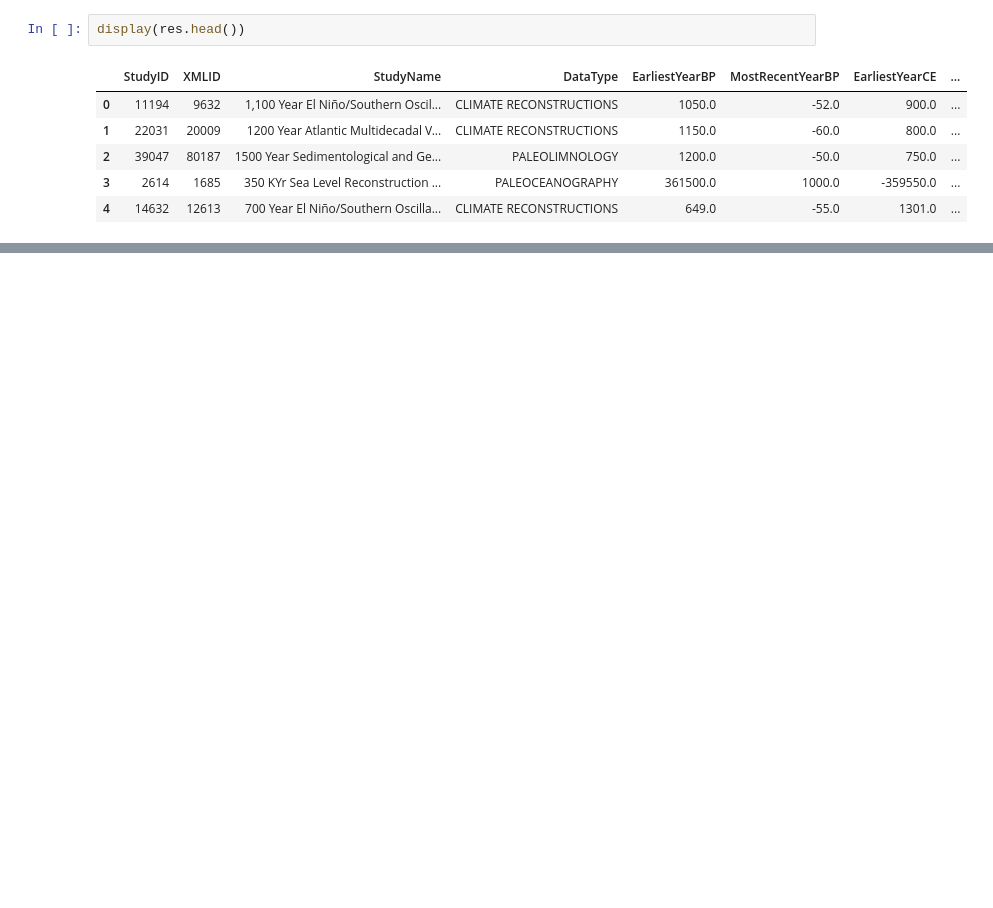
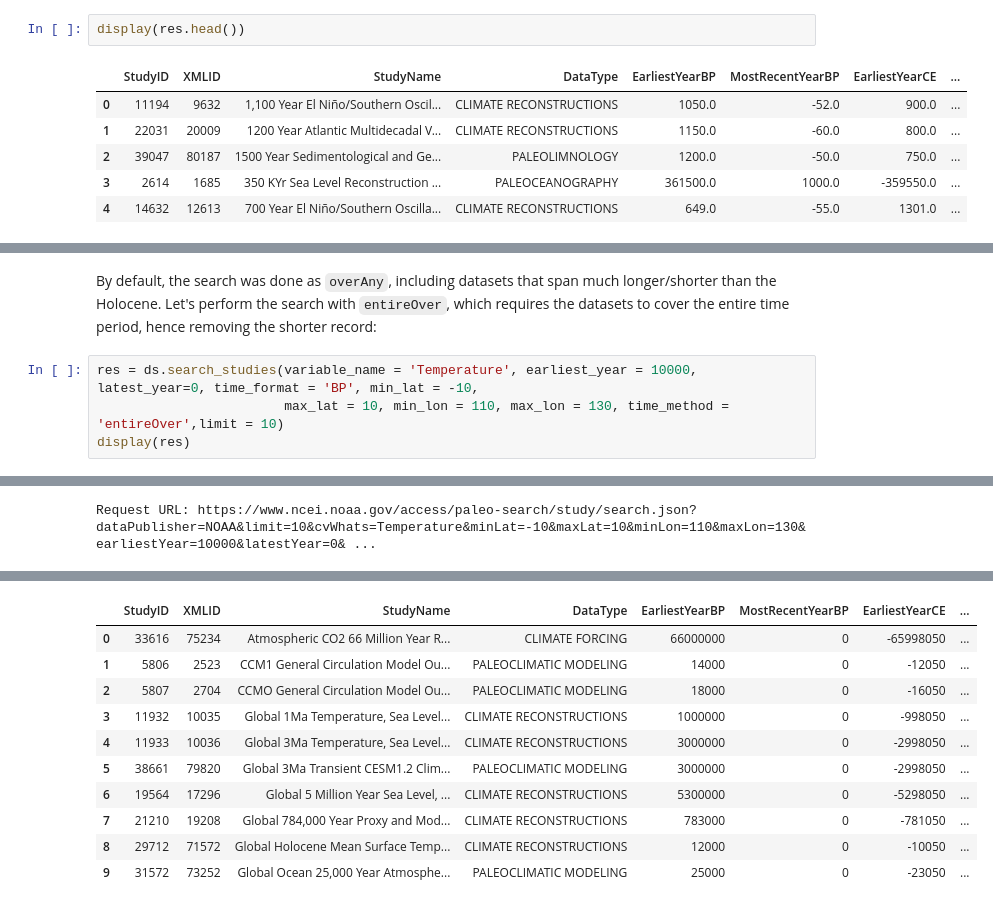
Before and after one commit to LinkedEarth/pyleotupsTutorials, a Jupyter notebook: notebooks/02_c_NOAASearch.ipynb, the cells around one changed output, grey strips where cells are left out. Saved outputs shown, nothing was run; the diff lists cells and outputs as text; blank space fills up the shorter version.

```diff
--- a/notebooks/02_c_NOAASearch.ipynb
+++ b/notebooks/02_c_NOAASearch.ipynb
@@ -251,0 +455,7 @@ Let's refine this search for DataType 'Paleoceanography' and
+# %% [markdown]
+By default, the search was done as `overAny`, including datasets that span much longer/shorter than the Holocene. Let's perform the search with `entireOver`, which requires the datasets to cover the entire time period, hence removing the shorter record:
+# %%
+res = ds.search_studies(variable_name = 'Temperature', earliest_year = 10000, latest_year=0, time_format = 'BP', min_lat = -10,
+                        max_lat = 10, min_lon = 110, max_lon = 130, time_method = 'entireOver',limit = 10)
+display(res)
+# %% [output]
@@ -251,0 +464 @@ Let's refine this search for DataType 'Paleoceanography' and
+Request URL: https://www.ncei.noaa.gov/access/paleo-search/study/search.json?dataPublisher=NOAA&limit=10&cvWhats=Temperature&minLat=-10&maxLat=10&minLon=110&maxLon=130&earliestYear=10000&latestYear=0& ...
@@ -251,0 +467,11 @@ Let's refine this search for DataType 'Paleoceanography' and
+|  | StudyID | XMLID | StudyName | DataType | EarliestYearBP | MostRecentYearBP | EarliestYearCE | ... |
+| 0 | 33616 | 75234 | Atmospheric CO2 66 Million Year R... | CLIMATE FORCING | 66000000 | 0 | -65998050 | ... |
+| 1 | 5806 | 2523 | CCM1 General Circulation Model Ou... | PALEOCLIMATIC MODELING | 14000 | 0 | -12050 | ... |
+| 2 | 5807 | 2704 | CCMO General Circulation Model Ou... | PALEOCLIMATIC MODELING | 18000 | 0 | -16050 | ... |
+| 3 | 11932 | 10035 | Global 1Ma Temperature, Sea Level... | CLIMATE RECONSTRUCTIONS | 1000000 | 0 | -998050 | ... |
+| 4 | 11933 | 10036 | Global 3Ma Temperature, Sea Level... | CLIMATE RECONSTRUCTIONS | 3000000 | 0 | -2998050 | ... |
+| 5 | 38661 | 79820 | Global 3Ma Transient CESM1.2 Clim... | PALEOCLIMATIC MODELING | 3000000 | 0 | -2998050 | ... |
+| 6 | 19564 | 17296 | Global 5 Million Year Sea Level, ... | CLIMATE RECONSTRUCTIONS | 5300000 | 0 | -5298050 | ... |
+| 7 | 21210 | 19208 | Global 784,000 Year Proxy and Mod... | CLIMATE RECONSTRUCTIONS | 783000 | 0 | -781050 | ... |
+| 8 | 29712 | 71572 | Global Holocene Mean Surface Temp... | CLIMATE RECONSTRUCTIONS | 12000 | 0 | -10050 | ... |
+| 9 | 31572 | 73252 | Global Ocean 25,000 Year Atmosphe... | PALEOCLIMATIC MODELING | 25000 | 0 | -23050 | ... |
```
Also changed, not shown: parts of 31 cells of this notebook, 2 other files.
